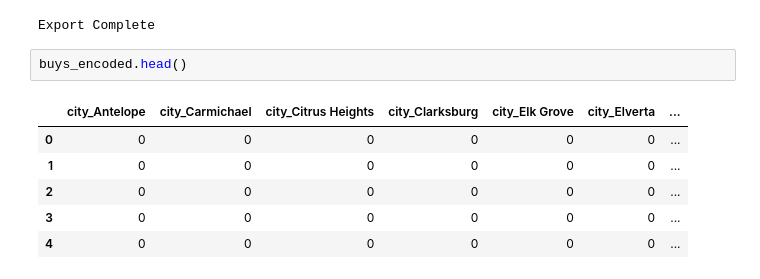
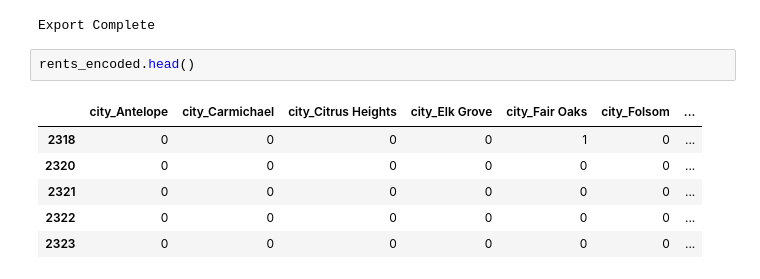
Before and after one commit to tbergama/final-project, a Jupyter notebook: preProcessing/Encoding.ipynb, the cells around one changed output. Saved outputs shown, nothing was run; the diff lists cells and outputs as text.

```diff
--- a/preProcessing/Encoding.ipynb
+++ b/preProcessing/Encoding.ipynb
@@ -125,11 +125,11 @@ print('Export Complete')
 # %% [output]
 Export Complete
 # %%
-buys_encoded.head()
+rents_encoded.head()
 # %% [output]
-|  | city_Antelope | city_Carmichael | city_Citrus Heights | city_Clarksburg | city_Elk Grove | city_Elverta | ... |
-| 0 | 0 | 0 | 0 | 0 | 0 | 0 | ... |
-| 1 | 0 | 0 | 0 | 0 | 0 | 0 | ... |
-| 2 | 0 | 0 | 0 | 0 | 0 | 0 | ... |
-| 3 | 0 | 0 | 0 | 0 | 0 | 0 | ... |
-| 4 | 0 | 0 | 0 | 0 | 0 | 0 | ... |
+|  | city_Antelope | city_Carmichael | city_Citrus Heights | city_Elk Grove | city_Fair Oaks | city_Folsom | ... |
+| 2318 | 0 | 0 | 0 | 0 | 1 | 0 | ... |
+| 2320 | 0 | 0 | 0 | 0 | 0 | 0 | ... |
+| 2321 | 0 | 0 | 0 | 0 | 0 | 0 | ... |
+| 2322 | 0 | 0 | 0 | 0 | 0 | 0 | ... |
+| 2323 | 0 | 0 | 0 | 0 | 0 | 0 | ... |
```
Also changed, not shown: 2 other files.
